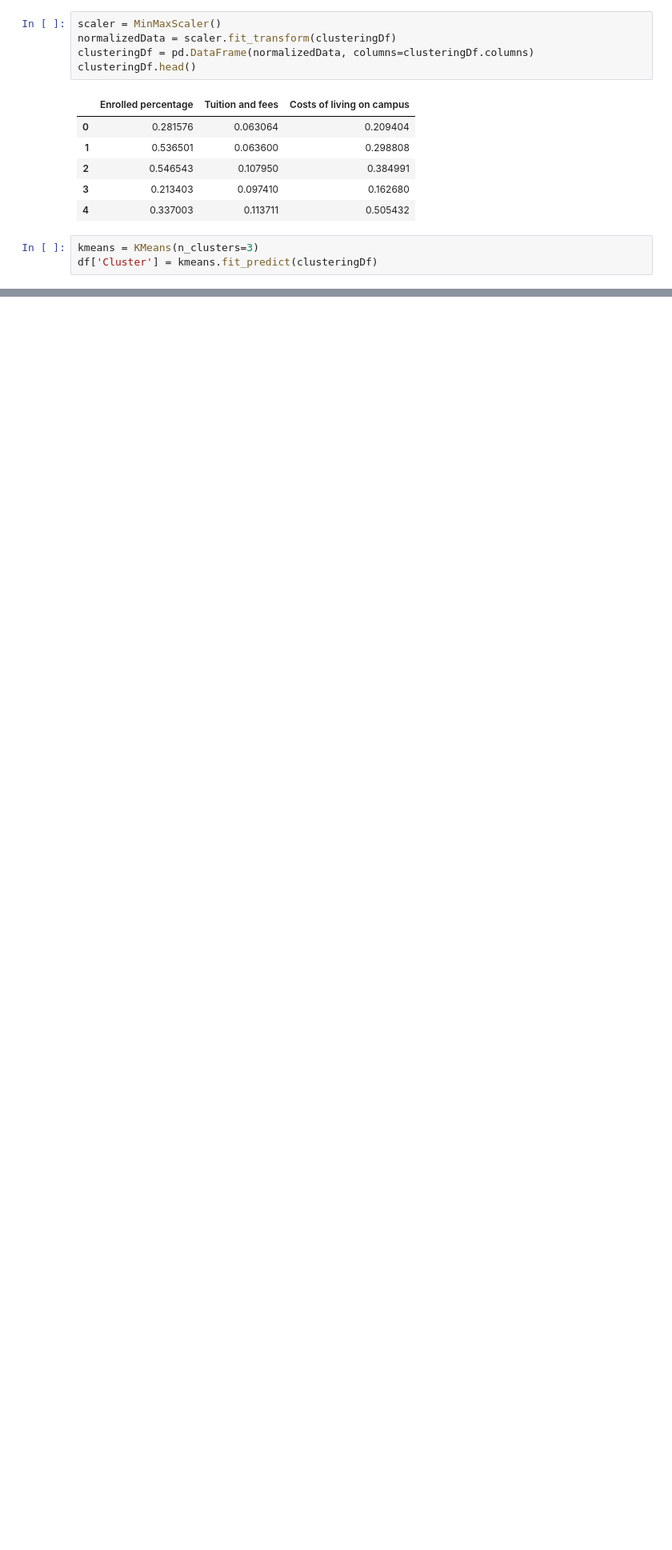
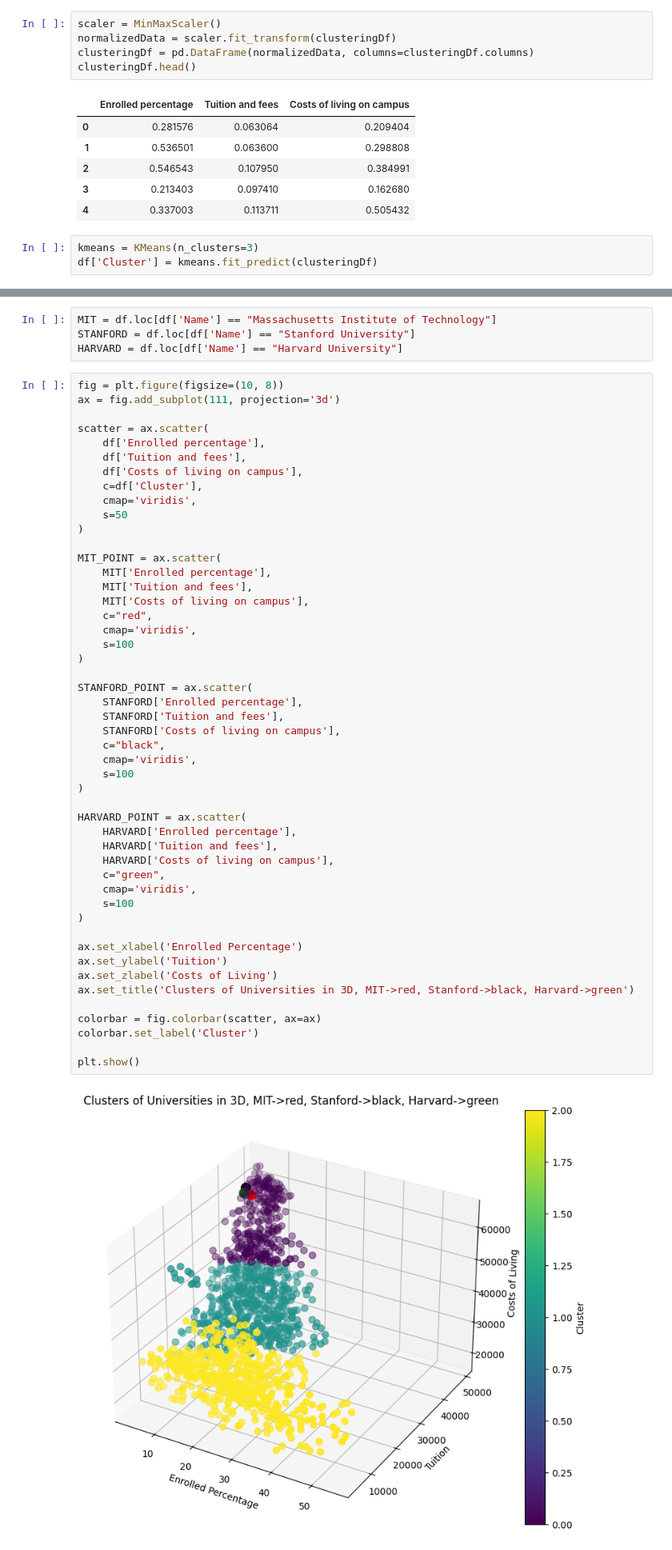
Before and after one commit to m-orlewski/american-universities-eda, a Jupyter notebook: Projekt.ipynb, the cells around one changed output, grey strips where cells are left out. Shown: that part at 80% size. Drawn from its saved outputs; the diff is of its cells as text; blank space fills up the shorter version.

```diff
--- a/Projekt.ipynb
+++ b/Projekt.ipynb
@@ -241,3 +241,58 @@ colorbar.set_label('Cluster')
 plt.show()
 # %% [output]
 [figure]
+# %%
+MIT = df.loc[df['Name'] == "Massachusetts Institute of Technology"]
+STANFORD = df.loc[df['Name'] == "Stanford University"]
+HARVARD = df.loc[df['Name'] == "Harvard University"]
+# %%
+fig = plt.figure(figsize=(10, 8))
+ax = fig.add_subplot(111, projection='3d')
+
+scatter = ax.scatter(
+    df['Enrolled percentage'],
+    df['Tuition and fees'],
+    df['Costs of living on campus'],
+    c=df['Cluster'],
+    cmap='viridis',
+    s=50
+)
+
+MIT_POINT = ax.scatter(
+    MIT['Enrolled percentage'],
+    MIT['Tuition and fees'],
+    MIT['Costs of living on campus'],
+    c="red",
+    cmap='viridis',
+    s=100
+)
+
+STANFORD_POINT = ax.scatter(
+    STANFORD['Enrolled percentage'],
+    STANFORD['Tuition and fees'],
+    STANFORD['Costs of living on campus'],
+    c="black",
+    cmap='viridis',
+    s=100
+)
+
+HARVARD_POINT = ax.scatter(
+    HARVARD['Enrolled percentage'],
+    HARVARD['Tuition and fees'],
+    HARVARD['Costs of living on campus'],
+    c="green",
+    cmap='viridis',
+    s=100
+)
+
+ax.set_xlabel('Enrolled Percentage')
+ax.set_ylabel('Tuition')
+ax.set_zlabel('Costs of Living')
+ax.set_title('Clusters of Universities in 3D, MIT->red, Stanford->black, Harvard->green')
+
+colorbar = fig.colorbar(scatter, ax=ax)
+colorbar.set_label('Cluster')
+
+plt.show()
+# %% [output]
+[figure, added]
```
Also changed, not shown: parts of 3 cells of this notebook, 4 other files.
